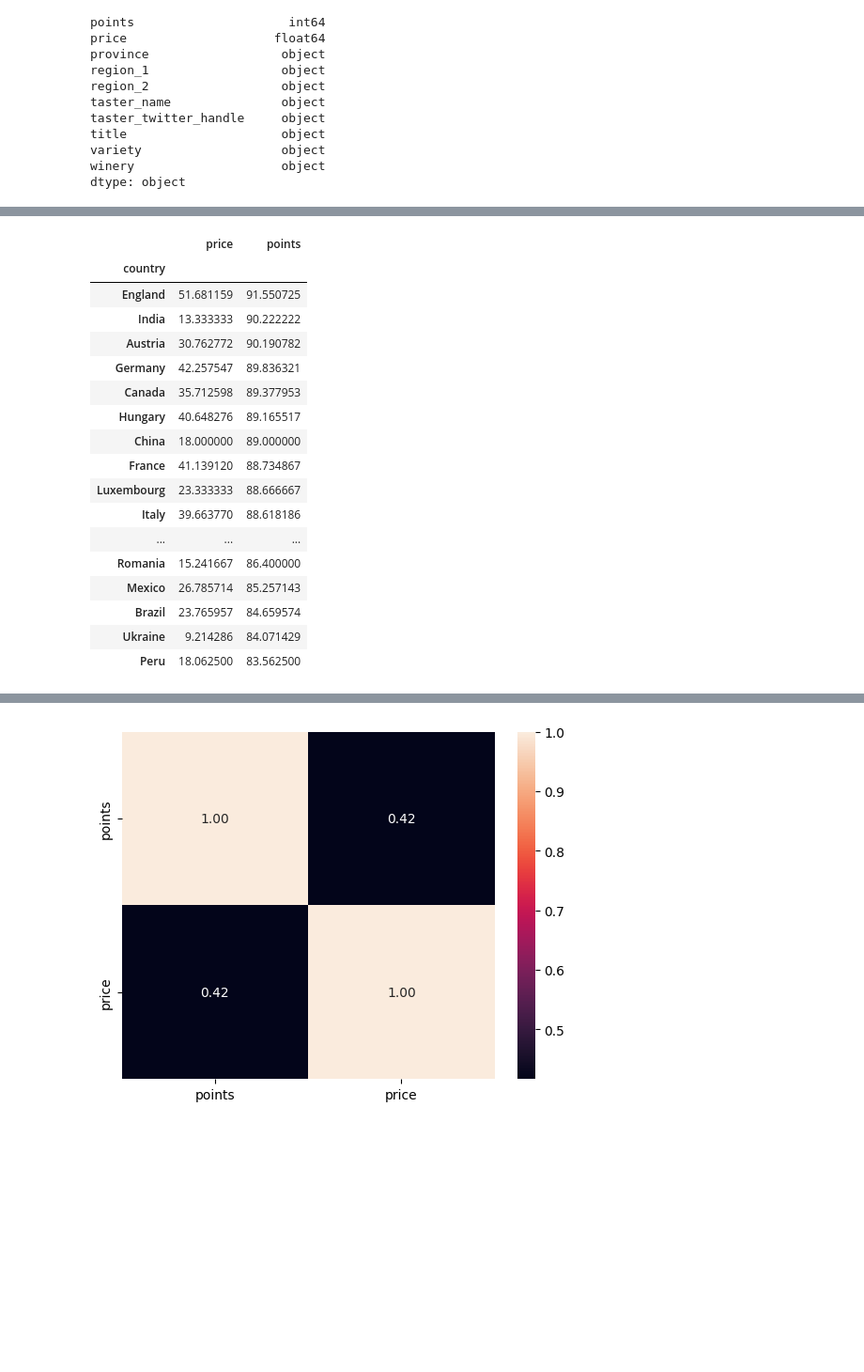
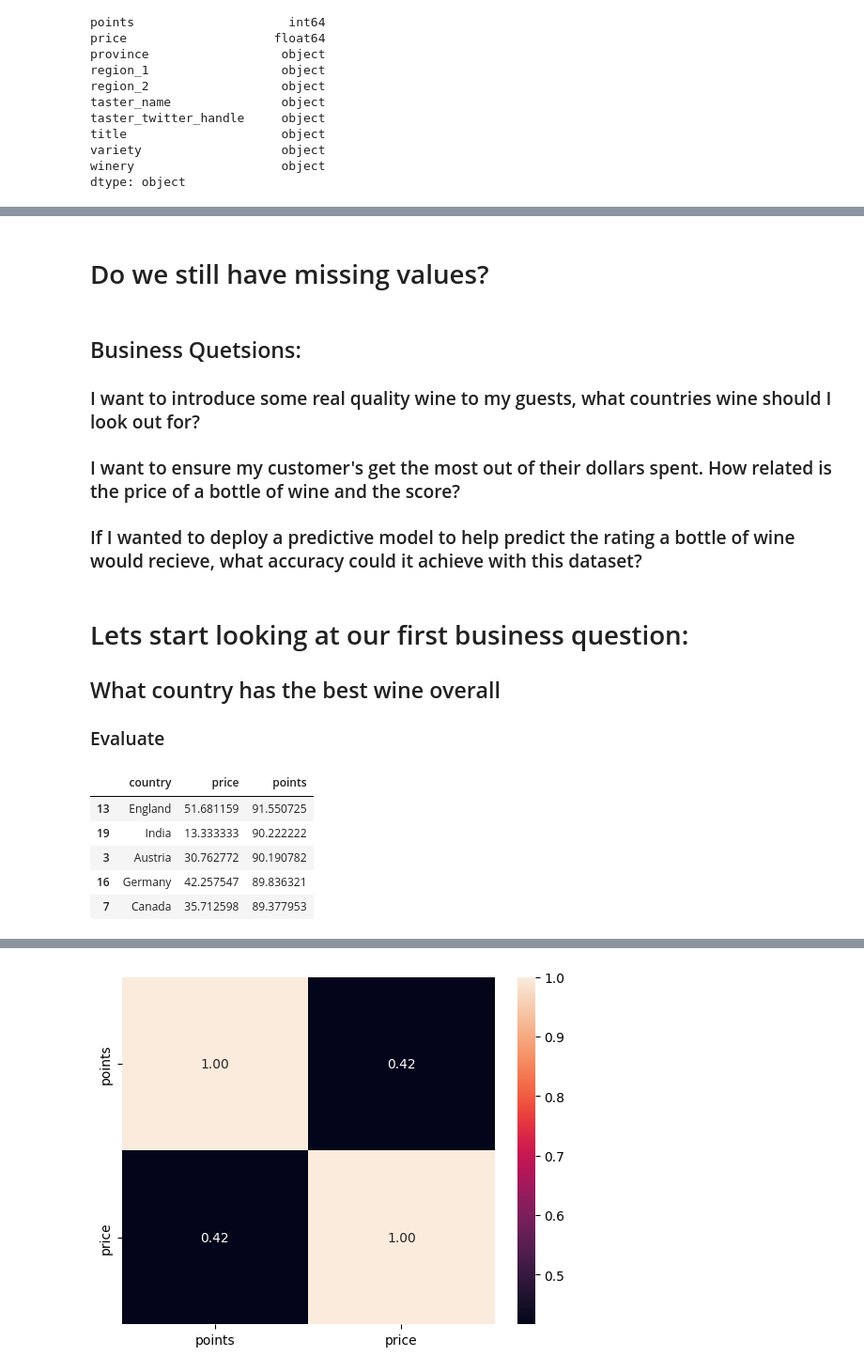
Before and after one commit to Brandon-Nutting/UdacityDataAnalysisProject, a Jupyter notebook: wineInvestigation.ipynb, the cells around one changed output, grey strips where cells are left out. Shown at 94% size. Cells and saved outputs as stored; diff of their text form; code cells hidden in the pictures; blank space fills up the shorter version.

```diff
--- a/wineInvestigation.ipynb
+++ b/wineInvestigation.ipynb
@@ -86,0 +106,2 @@ checkNulls(wine)
+# %% [markdown]
+# Do we still have missing values?
@@ -87,24 +110,22 @@ checkNulls(wine)
+# %% [markdown]
+## Business Quetsions:
+### I want to introduce some real quality wine to my guests, what countries wine should I look out for?</li>
+### I want to ensure my customer's get the most out of their dollars spent. How related is the price of a bottle of wine and the score?
+### If I wanted to deploy a predictive model to help predict the rating a bottle of wine would recieve, what accuracy could it achieve with this dataset?
+# %% [markdown]
+# Lets start looking at our first business question:
+## What country has the best wine overall
+### Evaluate
 # %%
 # Let us start by answering our first question:
 temp = wine[['country', 'price', 'points']]
-countryGroup = temp.groupby('country').mean()
-countryGroup.sort_values(by=['points'], ascending=False)
+countryGroup = temp.groupby('country').mean().reset_index()
+countryGroup.sort_values(by=['points'], ascending=False, inplace= True)
+countryGroup.head()
 # %% [output]
-|  | price | points |
-| country |  |  |
-| England | 51.681159 | 91.550725 |
-| India | 13.333333 | 90.222222 |
-| Austria | 30.762772 | 90.190782 |
-| Germany | 42.257547 | 89.836321 |
-| Canada | 35.712598 | 89.377953 |
-| Hungary | 40.648276 | 89.165517 |
-| China | 18.000000 | 89.000000 |
-| France | 41.139120 | 88.734867 |
-| Luxembourg | 23.333333 | 88.666667 |
-| Italy | 39.663770 | 88.618186 |
-| ... | ... | ... |
-| Romania | 15.241667 | 86.400000 |
-| Mexico | 26.785714 | 85.257143 |
-| Brazil | 23.765957 | 84.659574 |
-| Ukraine | 9.214286 | 84.071429 |
-| Peru | 18.062500 | 83.562500 |
+|  | country | price | points |
+| 13 | England | 51.681159 | 91.550725 |
+| 19 | India | 13.333333 | 90.222222 |
+| 3 | Austria | 30.762772 | 90.190782 |
+| 16 | Germany | 42.257547 | 89.836321 |
+| 7 | Canada | 35.712598 | 89.377953 |
```
Also changed, not shown: parts of 43 cells of this notebook, 14 other files.
